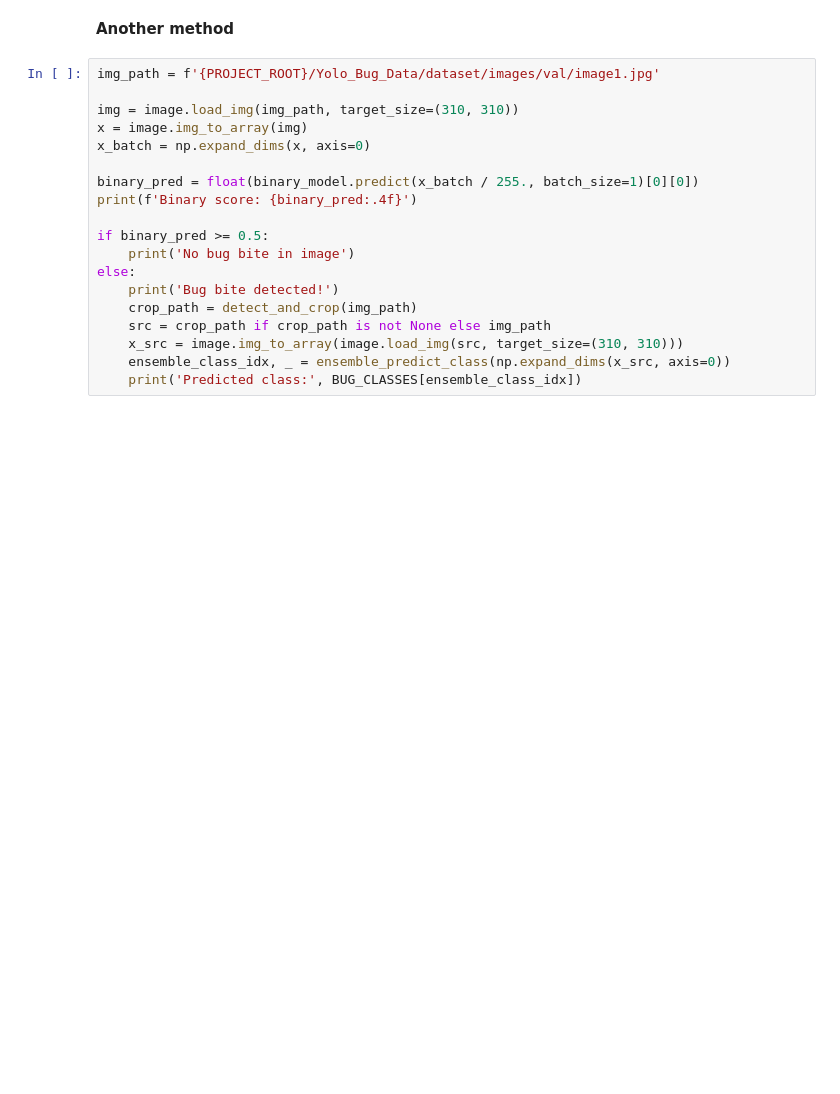
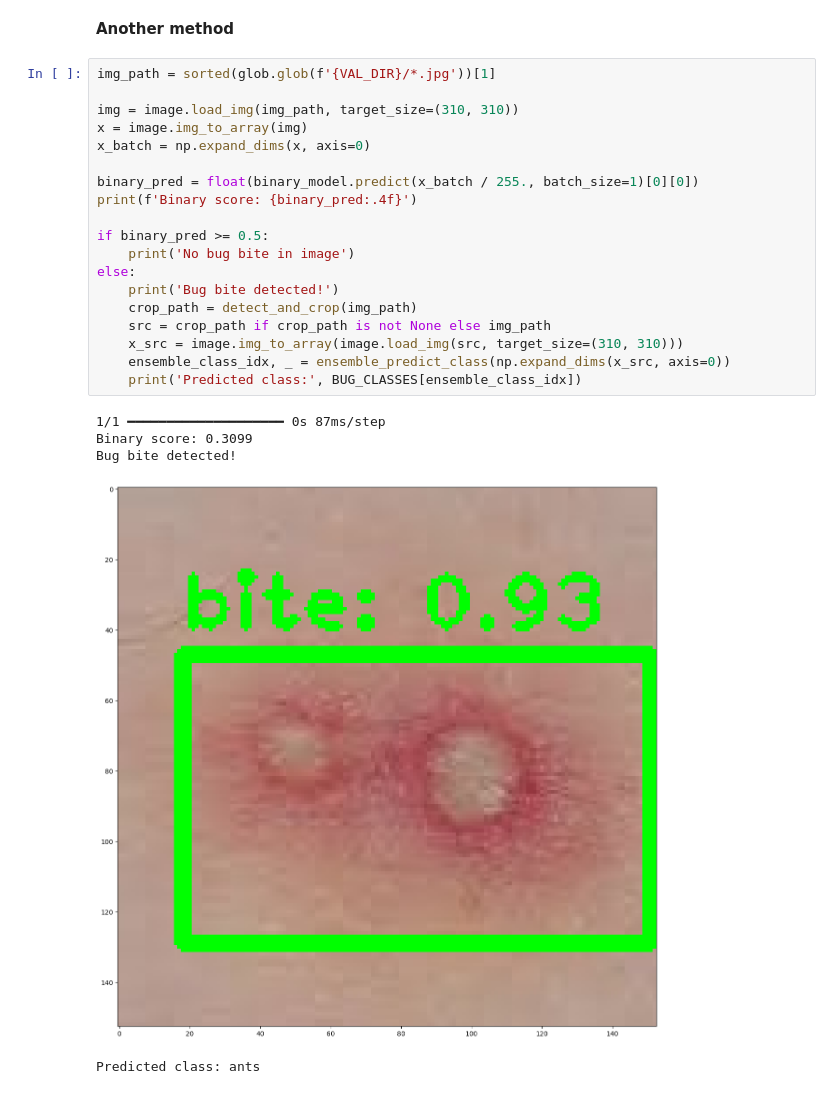
Before and after one commit to idshay16/Bug-bite-classification-using-a-TC-classification-model, a Jupyter notebook: Stacked_Model.ipynb, the cells around one changed output. Drawn from its saved outputs; the diff is of its cells as text; blank space fills up the shorter version.

```diff
--- a/Stacked_Model.ipynb
+++ b/Stacked_Model.ipynb
@@ -162,21 +183,27 @@ else:
 # %% [markdown]
 **Another method**
 # %%
-img_path = f'{PROJECT_ROOT}/Yolo_Bug_Data/dataset/images/val/image1.jpg'
+img_path = sorted(glob.glob(f'{VAL_DIR}/*.jpg'))[1]
 
 img = image.load_img(img_path, target_size=(310, 310))
 x = image.img_to_array(img)
 x_batch = np.expand_dims(x, axis=0)
 
 binary_pred = float(binary_model.predict(x_batch / 255., batch_size=1)[0][0])
 print(f'Binary score: {binary_pred:.4f}')
 
 if binary_pred >= 0.5:
     print('No bug bite in image')
 else:
     print('Bug bite detected!')
     crop_path = detect_and_crop(img_path)
     src = crop_path if crop_path is not None else img_path
     x_src = image.img_to_array(image.load_img(src, target_size=(310, 310)))
     ensemble_class_idx, _ = ensemble_predict_class(np.expand_dims(x_src, axis=0))
     print('Predicted class:', BUG_CLASSES[ensemble_class_idx])
+# %% [output]
+1/1 ━━━━━━━━━━━━━━━━━━━━ 0s 87ms/step
+Binary score: 0.3099
+Bug bite detected!
+[figure, added]
+Predicted class: ants
```
Also changed, not shown: parts of 9 cells of this notebook, 3 other files.
